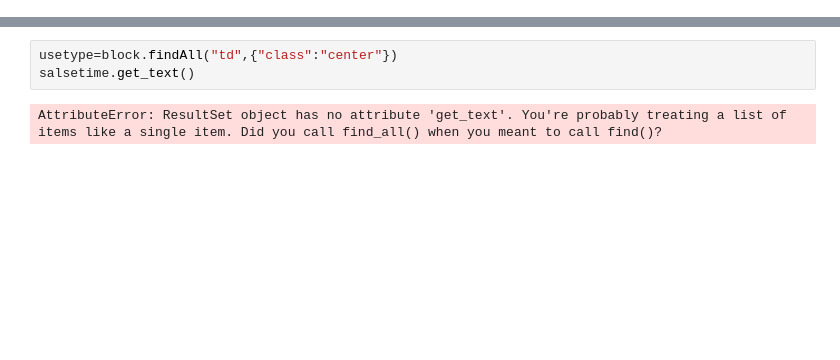
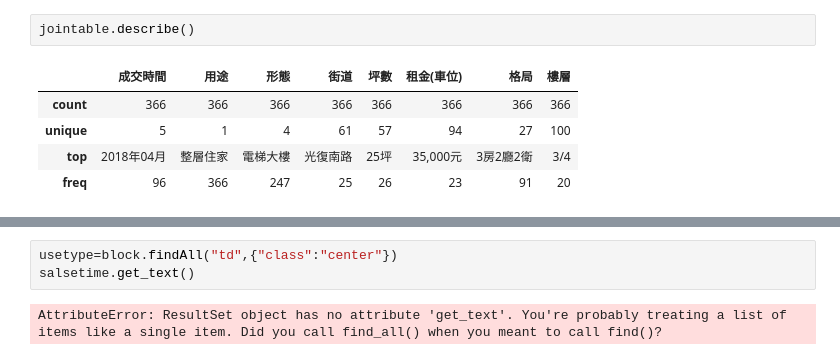
Before and after one commit to tonytommy4714/iii, a Jupyter notebook: 租屋爬蟲.ipynb, the cells around one changed output, grey strips where cells are left out. Saved outputs shown, nothing was run; the diff lists cells and outputs as text; blank space fills up the shorter version.

```diff
--- a/租屋爬蟲.ipynb
+++ b/租屋爬蟲.ipynb
@@ -38,0 +61,8 @@ https://www.591.com.tw/webService-market-1.html?firstRow=60&totalRows=894&type=1
+# %%
+jointable.describe()
+# %% [output]
+|  | 成交時間 | 用途 | 形態 | 街道 | 坪數 | 租金(車位) | 格局 | 樓層 |
+| count | 366 | 366 | 366 | 366 | 366 | 366 | 366 | 366 |
+| unique | 5 | 1 | 4 | 61 | 57 | 94 | 27 | 100 |
+| top | 2018年04月 | 整層住家 | 電梯大樓 | 光復南路 | 25坪 | 35,000元 | 3房2廳2衛 | 3/4 |
+| freq | 96 | 366 | 247 | 25 | 26 | 23 | 91 | 20 |
```
Also changed, not shown: parts of 17 cells of this notebook.
